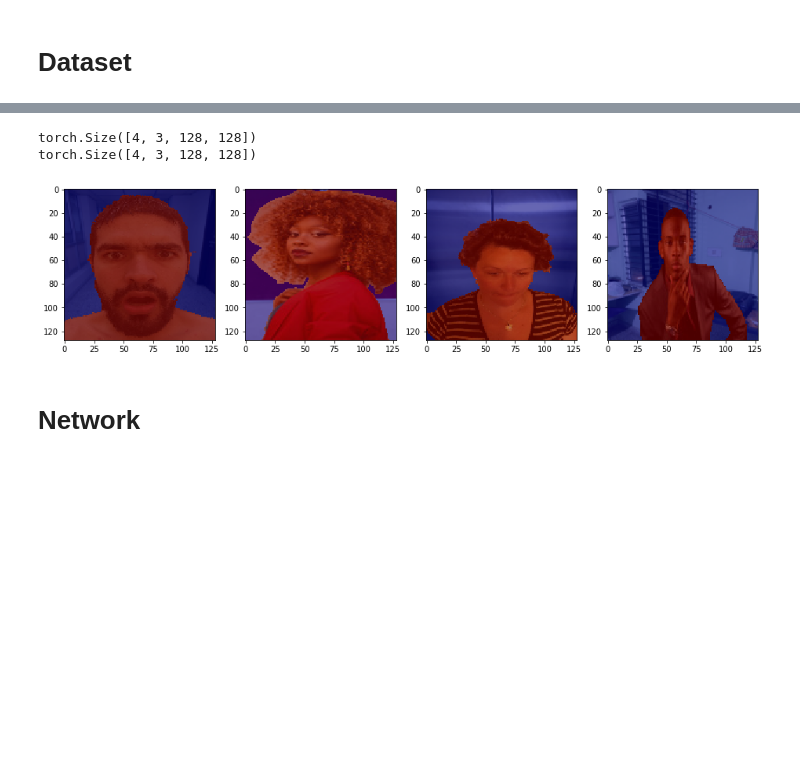
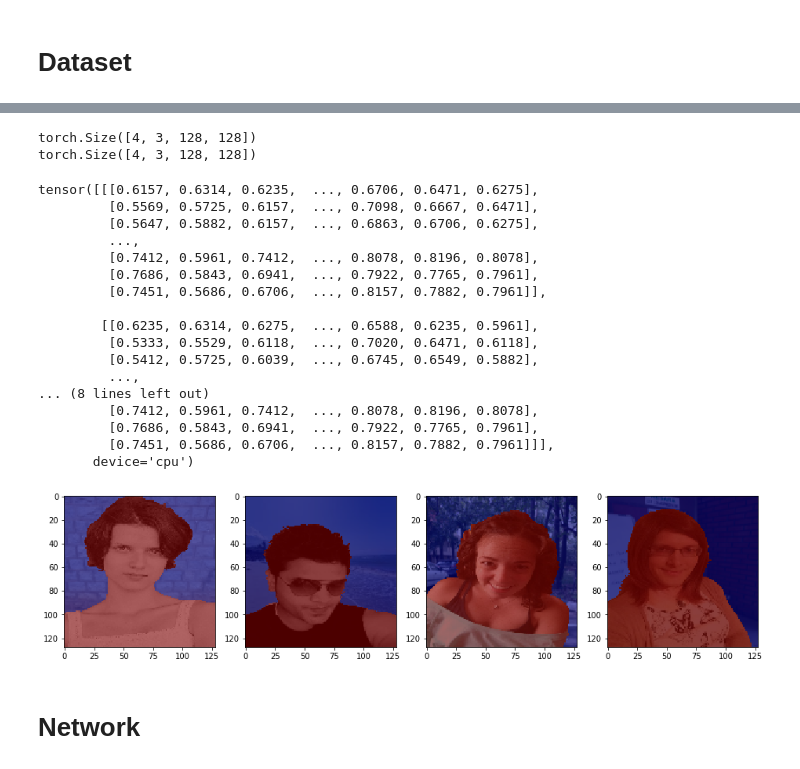
Before and after one commit to kboroszko/NN2, a Jupyter notebook: third_self_aug.ipynb, the cells around one changed output, grey strips where cells are left out. Saved outputs shown, nothing was run; the diff lists cells and outputs as text; code cells hidden in the pictures; blank space fills up the shorter version.

```diff
--- a/third_self_aug.ipynb
+++ b/third_self_aug.ipynb
@@ -89,6 +90,7 @@ imshow_masked(samples)
 # %% [markdown]
 # Transforms
 # %%
+torch.set_default_tensor_type(torch.cuda.FloatTensor)
 class Rescale(object):
     """Rescale the image in a sample to a given size.
 
@@ -171,13 +173,10 @@ def tf_rotate_cw(img):
     extra = 0
     if len(img.shape) == 4 :
         extra = 1
-    return img.transpose(1 + extra,2 + extra).flip(2 + extra)
+    return img.transpose(1 + extra,2 + extra).flip(1 + extra)
 
 def tf_rotate_ccw(img):
-    extra = 0
-    if len(img.shape) == 4 :
-        extra = 1
-    return img.transpose(1+ extra,2+ extra)
+    return tf_rotate_cw(tf_rotate_cw(tf_rotate_cw(img)))
 
 def tf_Hflip(img, cw=True):
     return img.flip(len(img.shape) - 1)
@@ -205,9 +204,6 @@ class Rotate(object):
         return sample
 
 
-
-
-
 class ToTensor(object):
     """Convert ndarrays in sample to Tensors."""
 
@@ -217,11 +213,11 @@ class ToTensor(object):
         # swap color axis because
         # numpy image: H x W x C
         # torch image: C X H X W
-        image = TF.to_tensor(image)
+        image = TF.to_tensor(image.copy())
 
-        mask = TF.to_tensor(mask)
-        return {'image': image,
-                'mask': mask}
+        mask = TF.to_tensor(mask.copy())
+        return {'image': image.float(),
+                'mask': mask.float()}
 # %% [markdown]
 # **Dataset**
 # %%
@@ -278,24 +289,35 @@ imshow_masked([test_dataset[i] for i in range(5)])
 # %%
-def tf_rotate(img, cw=True):
-    extra = 0
-    if len(img.shape) == 4 :
-        extra = 1
-    if cw :
-        return img.transpose(1 + extra,2 + extra).flip(2 + extra)
-    else :
-        return img.transpose(1+ extra,2+ extra)
+torch.set_default_tensor_type(torch.cuda.FloatTensor)
 
 dataiter = iter(testloader)
 one_data = dataiter.next()
 img_batch = one_data['image']
 mask_batch = one_data['mask']
 print(img_batch.shape)
-img_batch = tf_Hflip(img_batch)
+img_batch = tf_rotate_ccw(tf_rotate_cw(img_batch))
 print(img_batch.shape)
-mask_batch = tf_Hflip(mask_batch)
+# mask_batch = tf_Hflip(mask_batch)
 
 imshow_masked([{'image':img_batch[i], 'mask':mask_batch[i]} for i in range(4)])
+img_batch[0]
 # %% [output]
 torch.Size([4, 3, 128, 128])
 torch.Size([4, 3, 128, 128])
+tensor([[[0.6157, 0.6314, 0.6235,  ..., 0.6706, 0.6471, 0.6275],
+         [0.5569, 0.5725, 0.6157,  ..., 0.7098, 0.6667, 0.6471],
+         [0.5647, 0.5882, 0.6157,  ..., 0.6863, 0.6706, 0.6275],
+         ...,
+         [0.7412, 0.5961, 0.7412,  ..., 0.8078, 0.8196, 0.8078],
+         [0.7686, 0.5843, 0.6941,  ..., 0.7922, 0.7765, 0.7961],
+         [0.7451, 0.5686, 0.6706,  ..., 0.8157, 0.7882, 0.7961]],
+
+        [[0.6235, 0.6314, 0.6275,  ..., 0.6588, 0.6235, 0.5961],
+         [0.5333, 0.5529, 0.6118,  ..., 0.7020, 0.6471, 0.6118],
+         [0.5412, 0.5725, 0.6039,  ..., 0.6745, 0.6549, 0.5882],
+         ...,
+... (8 lines left out)
+         [0.7412, 0.5961, 0.7412,  ..., 0.8078, 0.8196, 0.8078],
+         [0.7686, 0.5843, 0.6941,  ..., 0.7922, 0.7765, 0.7961],
+         [0.7451, 0.5686, 0.6706,  ..., 0.8157, 0.7882, 0.7961]]],
+       device='cpu')
-[figure, old version]
+[figure, new version]
```
Also changed, not shown: parts of 15 cells of this notebook.
